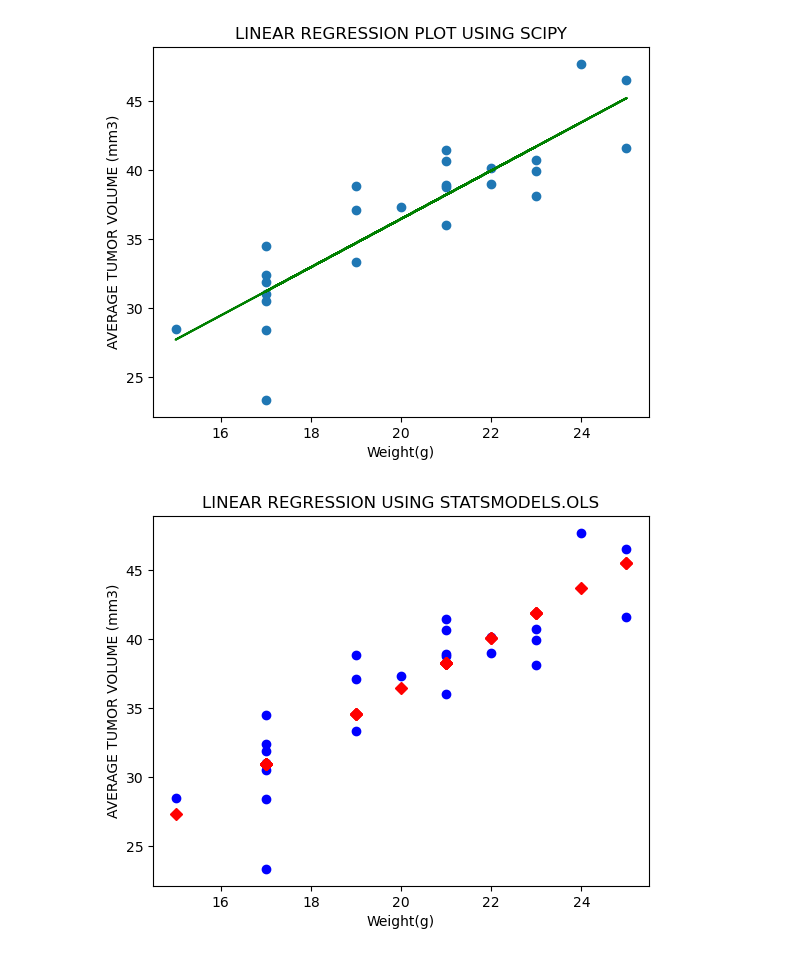
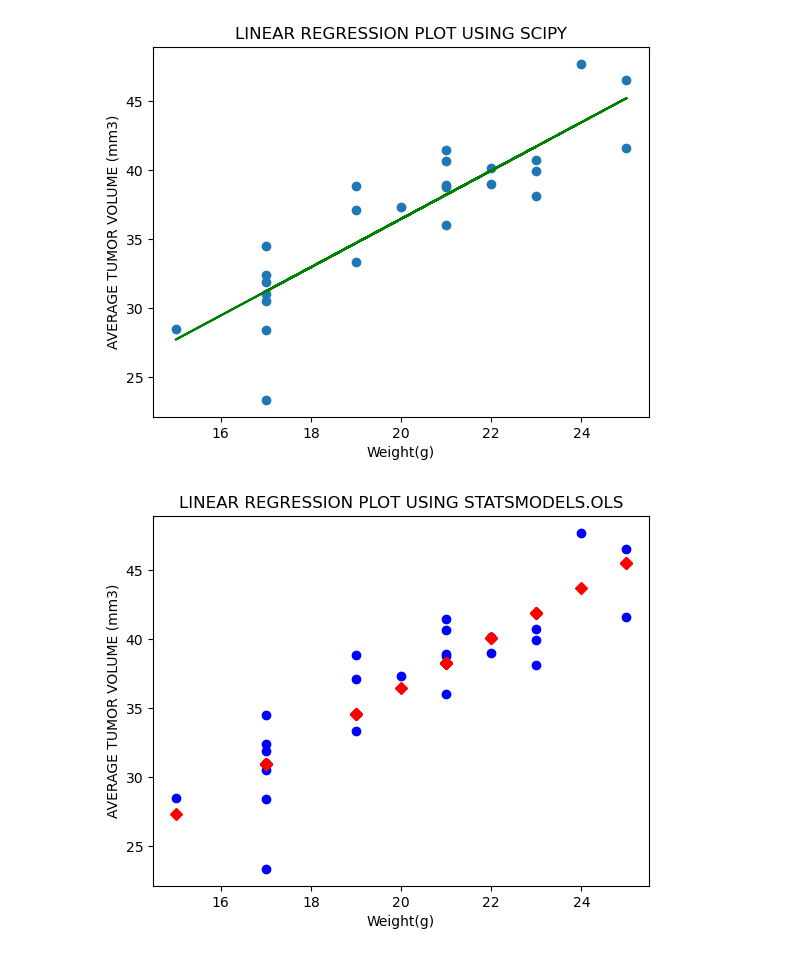
Before and after one commit to gusibis/challenge-5, a Jupyter notebook: pymaceuticals_starter.ipynb, the cells around one changed output. Saved outputs shown, nothing was run; the diff lists cells and outputs as text; code cells hidden in the pictures.

```diff
--- a/pymaceuticals_starter.ipynb
+++ b/pymaceuticals_starter.ipynb
@@ -525,13 +525,13 @@ plt.show()
 # %%
 
 # linear regression model for mouse weight and average tumor volume for the Capomulin regimen
 # statsmodels.api.OLS(y, x)
 statsmodels_linear_model = sm.OLS(mean_df['Tumor Volume (mm3)'], mean_df['Weight (g)']).fit()
 fig, ax = plt.subplots()
 fig = sm.graphics.plot_fit(statsmodels_linear_model, 0, ax=ax, vlines=False)
 ax.set_ylabel('AVERAGE TUMOR VOLUME (mm3)')
 ax.set_xlabel('Weight(g)')
-ax.set_title('LINEAR REGRESSION USING STATSMODELS.OLS')
+ax.set_title('LINEAR REGRESSION PLOT USING STATSMODELS.OLS')
 fig.get_axes()[0].get_legend().remove()
 # %% [output]
-[figure, old version]
+[figure, new version]
```
Also changed, not shown: parts of 1 cell of this notebook.
